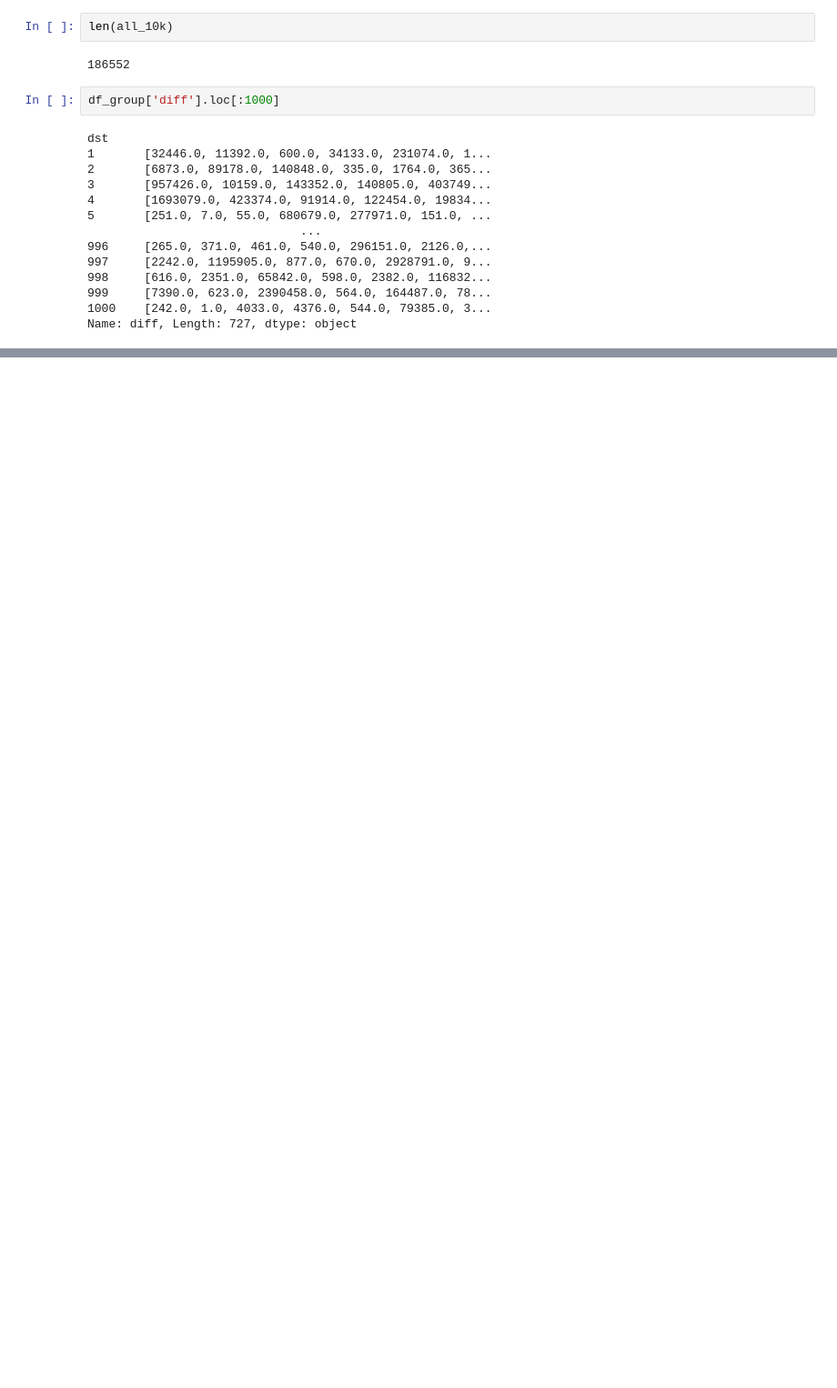
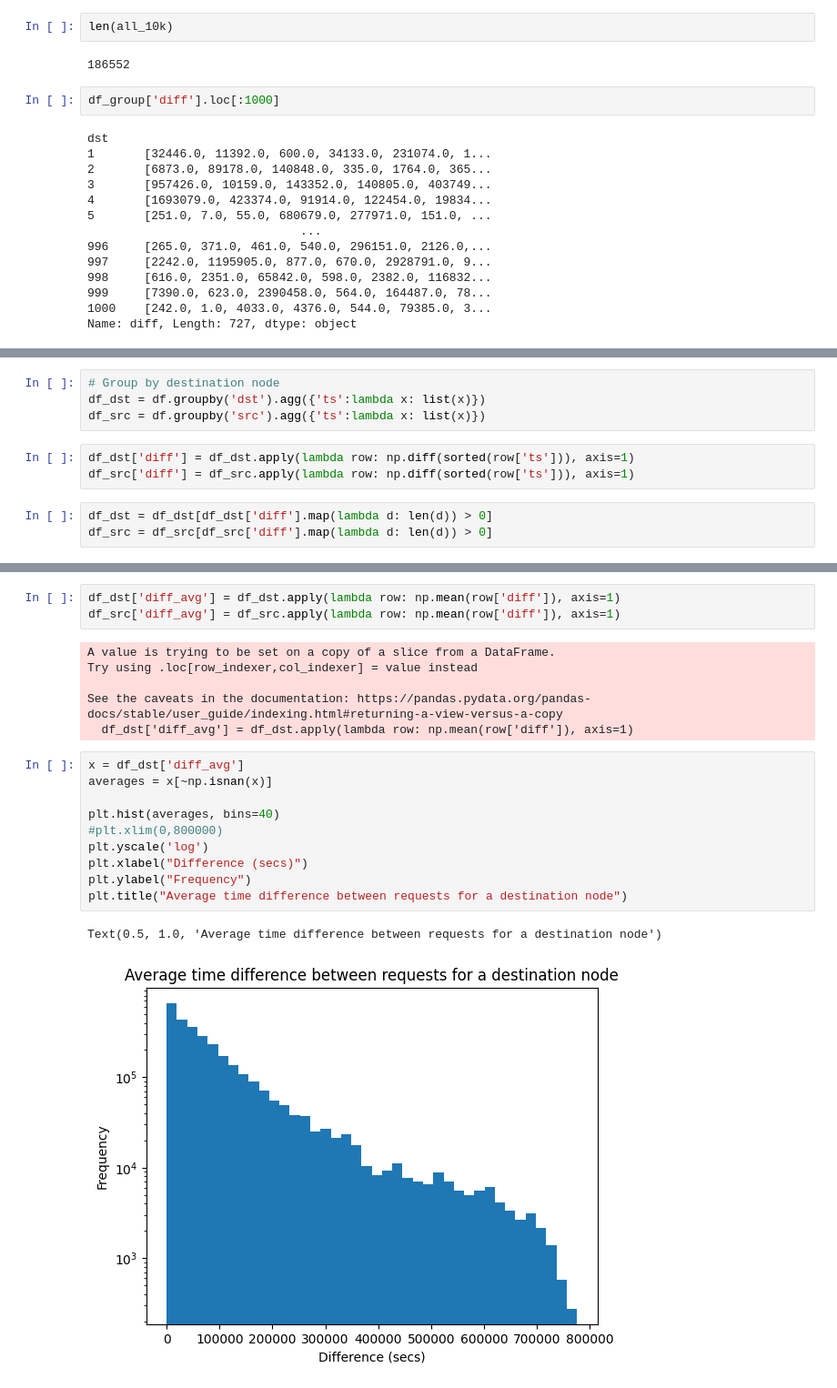
Before and after one commit to zimengzhou1/gnn-ssd, a Jupyter notebook: temporal-testing.ipynb, the cells around one changed output, grey strips where cells are left out. Shown: that part at 91% size. Cells and saved outputs as stored; diff of their text form; blank space fills up the shorter version.

Commit message:
temporal graphs

```diff
--- a/temporal-testing.ipynb
+++ b/temporal-testing.ipynb
@@ -149,0 +227,10 @@ Name: diff, Length: 727, dtype: object
+# %%
+# Group by destination node
+df_dst = df.groupby('dst').agg({'ts':lambda x: list(x)})
+df_src = df.groupby('src').agg({'ts':lambda x: list(x)})
+# %%
+df_dst['diff'] = df_dst.apply(lambda row: np.diff(sorted(row['ts'])), axis=1)
+df_src['diff'] = df_src.apply(lambda row: np.diff(sorted(row['ts'])), axis=1)
+# %%
+df_dst = df_dst[df_dst['diff'].map(lambda d: len(d)) > 0]
+df_src = df_src[df_src['diff'].map(lambda d: len(d)) > 0]
@@ -149,0 +254,22 @@ Name: diff, Length: 727, dtype: object
+# %%
+df_dst['diff_avg'] = df_dst.apply(lambda row: np.mean(row['diff']), axis=1)
+df_src['diff_avg'] = df_src.apply(lambda row: np.mean(row['diff']), axis=1)
+# %% [output]
+A value is trying to be set on a copy of a slice from a DataFrame.
+Try using .loc[row_indexer,col_indexer] = value instead
+
+See the caveats in the documentation: https://pandas.pydata.org/pandas-docs/stable/user_guide/indexing.html#returning-a-view-versus-a-copy
+  df_dst['diff_avg'] = df_dst.apply(lambda row: np.mean(row['diff']), axis=1)
+# %%
+x = df_dst['diff_avg']
+averages = x[~np.isnan(x)]
+
+plt.hist(averages, bins=40)
+#plt.xlim(0,800000)
+plt.yscale('log')
+plt.xlabel("Difference (secs)")
+plt.ylabel("Frequency")
+plt.title("Average time difference between requests for a destination node")
+# %% [output]
+Text(0.5, 1.0, 'Average time difference between requests for a destination node')
+[figure, added]
```
Also changed, not shown: parts of 22 cells of this notebook, 1 other file.
